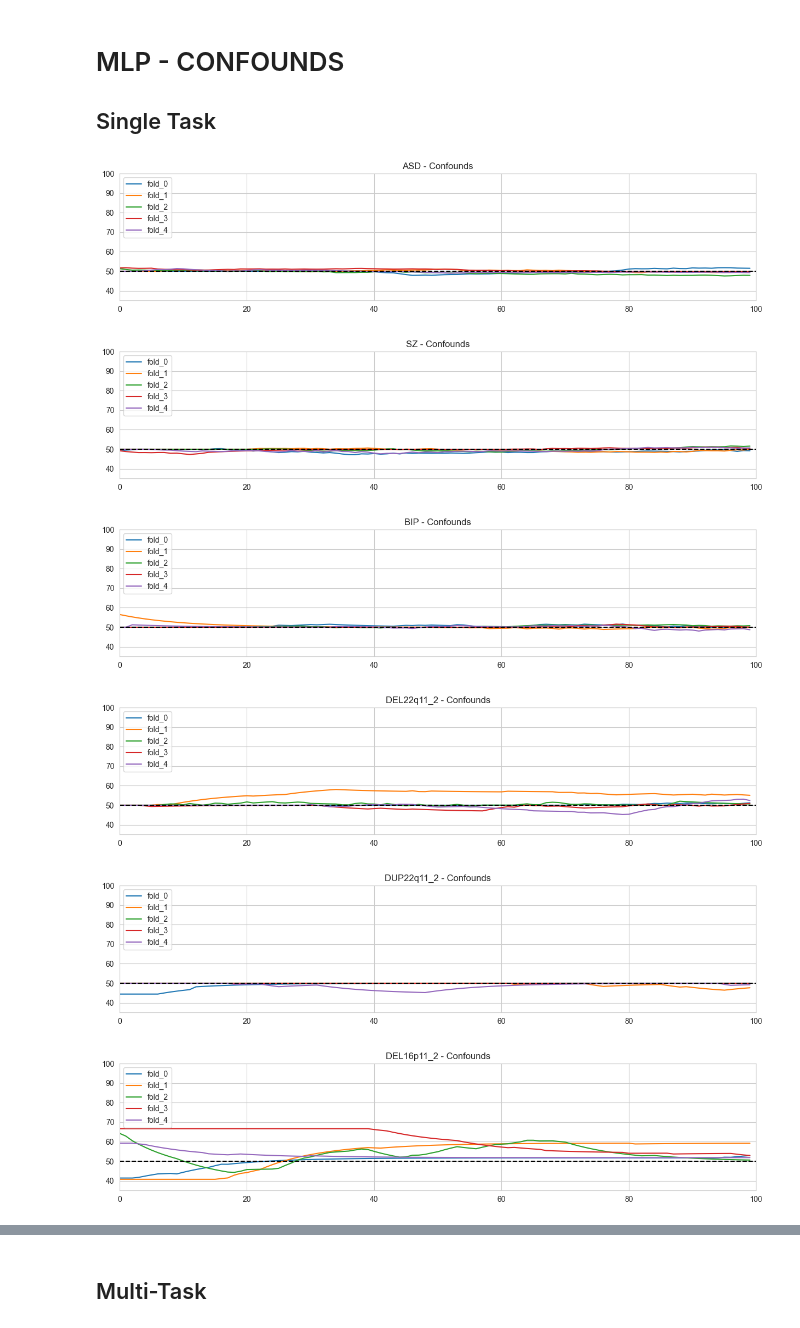
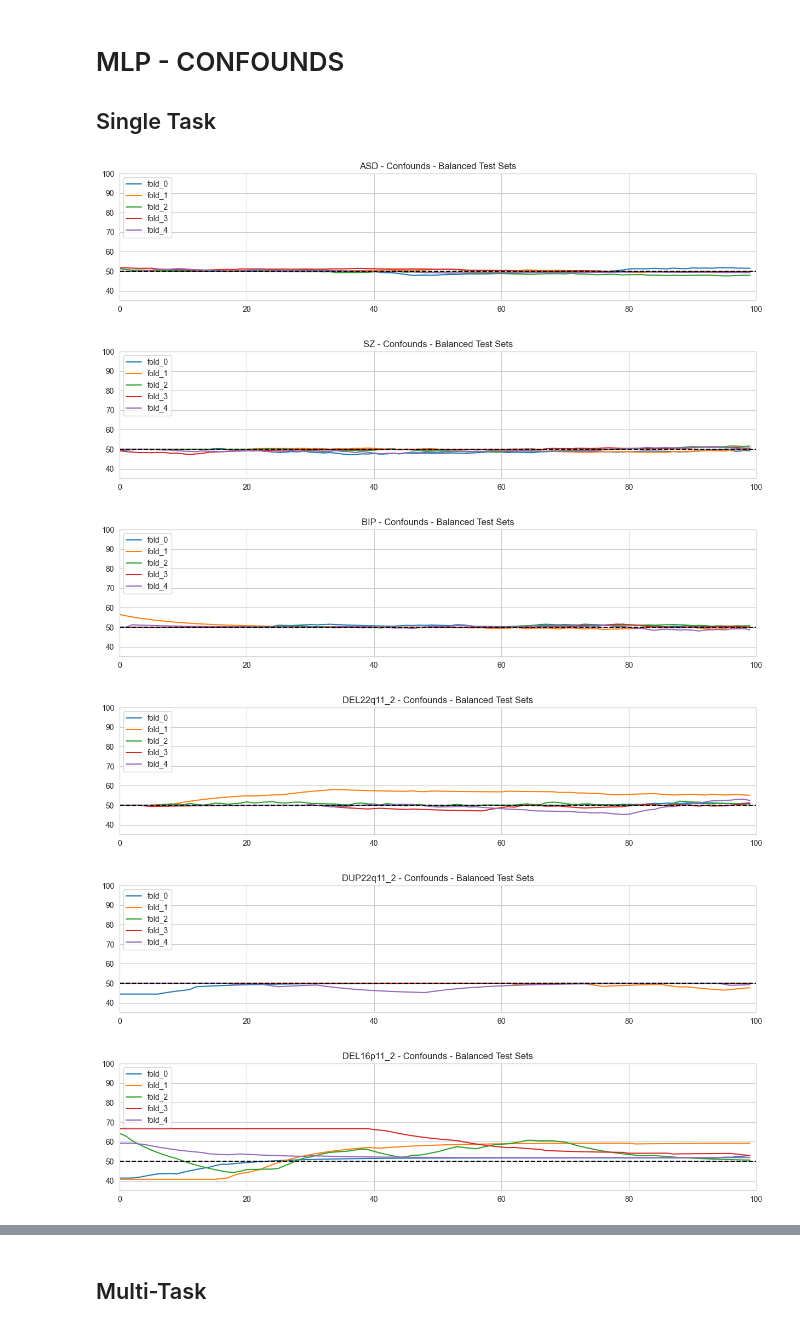
Before and after one commit to harveyaa/neuropsych_mtl, a Jupyter notebook: MTL/MTL_plots.ipynb, the cells around one changed output, grey strips where cells are left out. Saved outputs shown, nothing was run; the diff lists cells and outputs as text; code cells hidden in the pictures.

```diff
--- a/MTL/MTL_plots.ipynb
+++ b/MTL/MTL_plots.ipynb
@@ -46,19 +46,19 @@ for case in cases:
 # %%
 for case in res_single_conf:
     fig,ax = plt.subplots(figsize=(15,3))
     plt.ylim(35,100)
     plt.xlim(0,100)
     for i,df in enumerate(res_single_conf[case]):
         sns.lineplot(x=df.index,y=smooth(df['Accuracy/test']),data=df,label=f'fold_{i}')
-    plt.title(f'{case} - Confounds')
+    plt.title(f'{case} - Confounds - Balanced Test Sets')
     plt.hlines(50,-5,105,ls='--',color='black')
     plt.legend(loc="upper left")
     plt.savefig(os.path.join(p_out_parent,f'confounds/figures/{case}.png'),dpi=300)
     plt.show()
 # %% [output]
-[figure, old version]
+[figure, new version]
-[figure, old version]
+[figure, new version]
-[figure, old version]
+[figure, new version]
-[figure, old version]
+[figure, new version]
-[figure, old version]
+[figure, new version]
-[figure, old version]
+[figure, new version]
```
Also changed, not shown: parts of 7 cells of this notebook, 28 other files.
